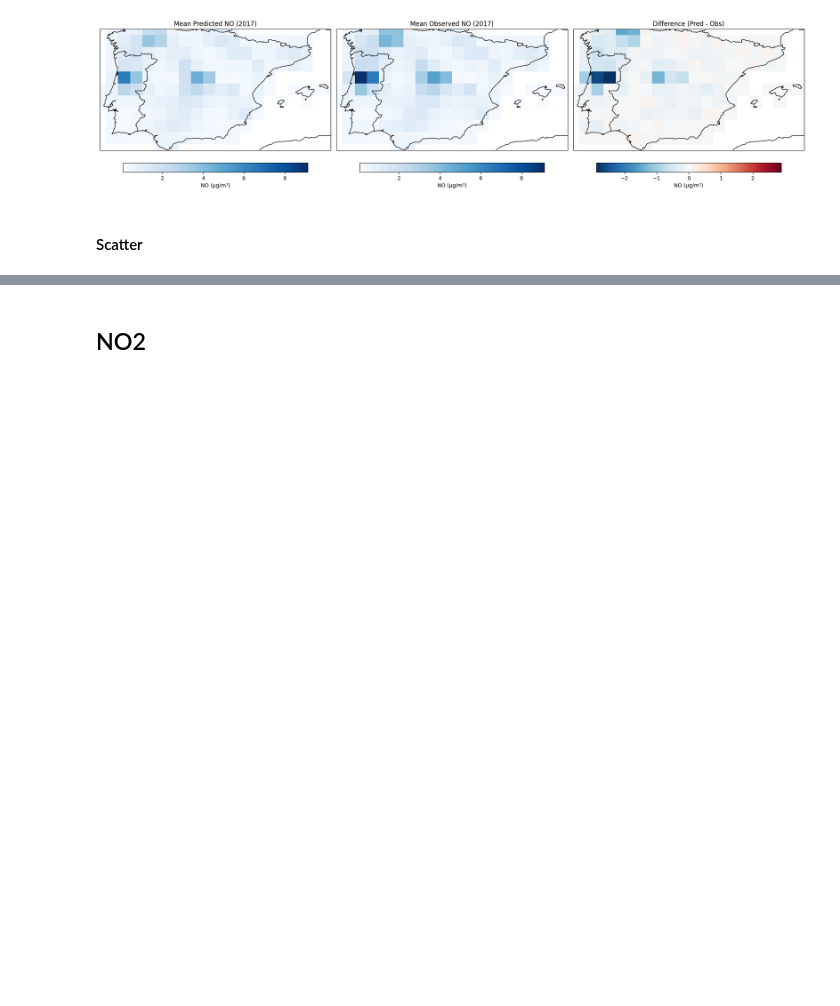
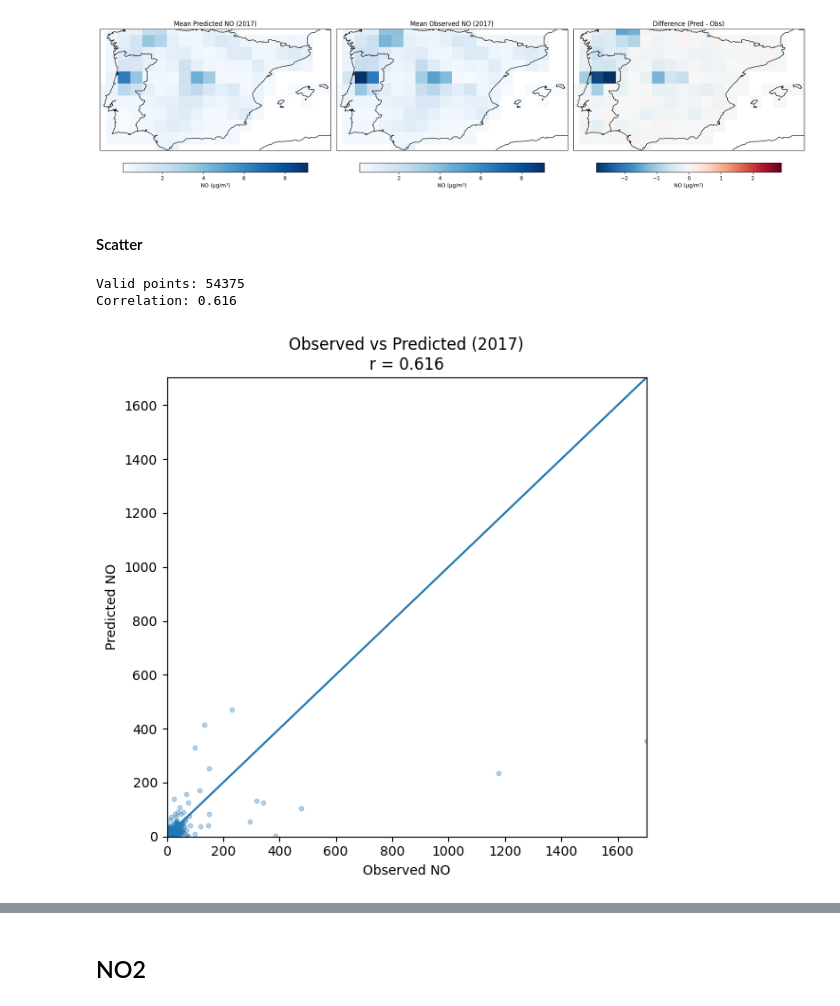
Before and after one commit to Sofs27/Thesis, a Jupyter notebook: Code/Model.ipynb, the cells around one changed output, grey strips where cells are left out. Saved outputs shown, nothing was run; the diff lists cells and outputs as text; code cells hidden in the pictures; blank space fills up the shorter version.

```diff
--- a/Code/Model.ipynb
+++ b/Code/Model.ipynb
@@ -2927,6 +2995,74 @@ plt.show()
 [figure]
 # %% [markdown]
 #### Scatter
+# %%
+import xarray as xr
+import numpy as np
+import matplotlib.pyplot as plt
+
+# =========================
+# LOAD FILE
+# =========================
+file_path = r"C:\Users\sofia\OneDrive\Ambiente de Trabalho\ISA\Thesis\Code\NO_LSTM_predictions_2017.nc"
+ds = xr.open_dataset(file_path)
+
+# =========================
+# EXTRACT VARIABLES
+# =========================
+obs = ds["NO_observed"]
+pred = ds["NO_predicted"]
+
+# Align data
+obs, pred = xr.align(obs, pred)
+
+# =========================
+# FLATTEN DATA
+# =========================
+obs_flat = obs.values.flatten()
+pred_flat = pred.values.flatten()
+
+# =========================
+# REMOVE NaNs
+# =========================
+mask = np.isfinite(obs_flat) & np.isfinite(pred_flat)
+
+obs_clean = obs_flat[mask]
+pred_clean = pred_flat[mask]
+
+print(f"Valid points: {len(obs_clean)}")
+
+# =========================
+# CORRELATION
+# =========================
+corr = np.corrcoef(obs_clean, pred_clean)[0, 1]
+print(f"Correlation: {corr:.3f}")
+
+# =========================
+# SCATTER PLOT
+# =========================
+plt.figure(figsize=(6, 6))
+
+plt.scatter(obs_clean, pred_clean, alpha=0.3, s=10)
+
+# 1:1 line
+min_val = min(obs_clean.min(), pred_clean.min())
+max_val = max(obs_clean.max(), pred_clean.max())
+
+plt.plot([min_val, max_val], [min_val, max_val])
+
+plt.xlim(0, max_val)
+plt.ylim(0, max_val)
+
+plt.xlabel("Observed NO")
+plt.ylabel("Predicted NO")
+plt.title(f"Observed vs Predicted (2017)\nr = {corr:.3f}")
+
+plt.tight_layout()
+plt.show()
+# %% [output]
+Valid points: 54375
+Correlation: 0.616
+[figure, added]
 # %%
 import xarray as xr
 import numpy as np
```
Also changed, not shown: parts of 9 cells of this notebook.
